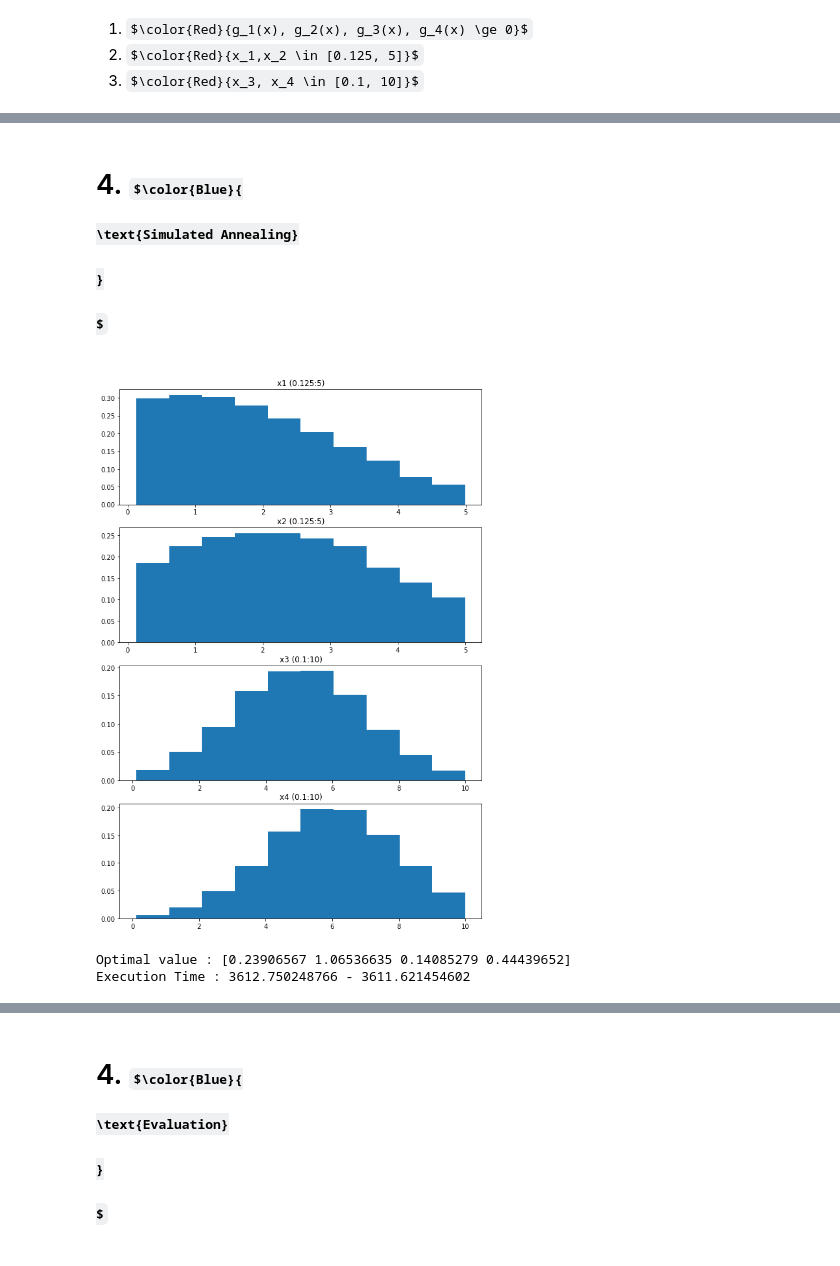
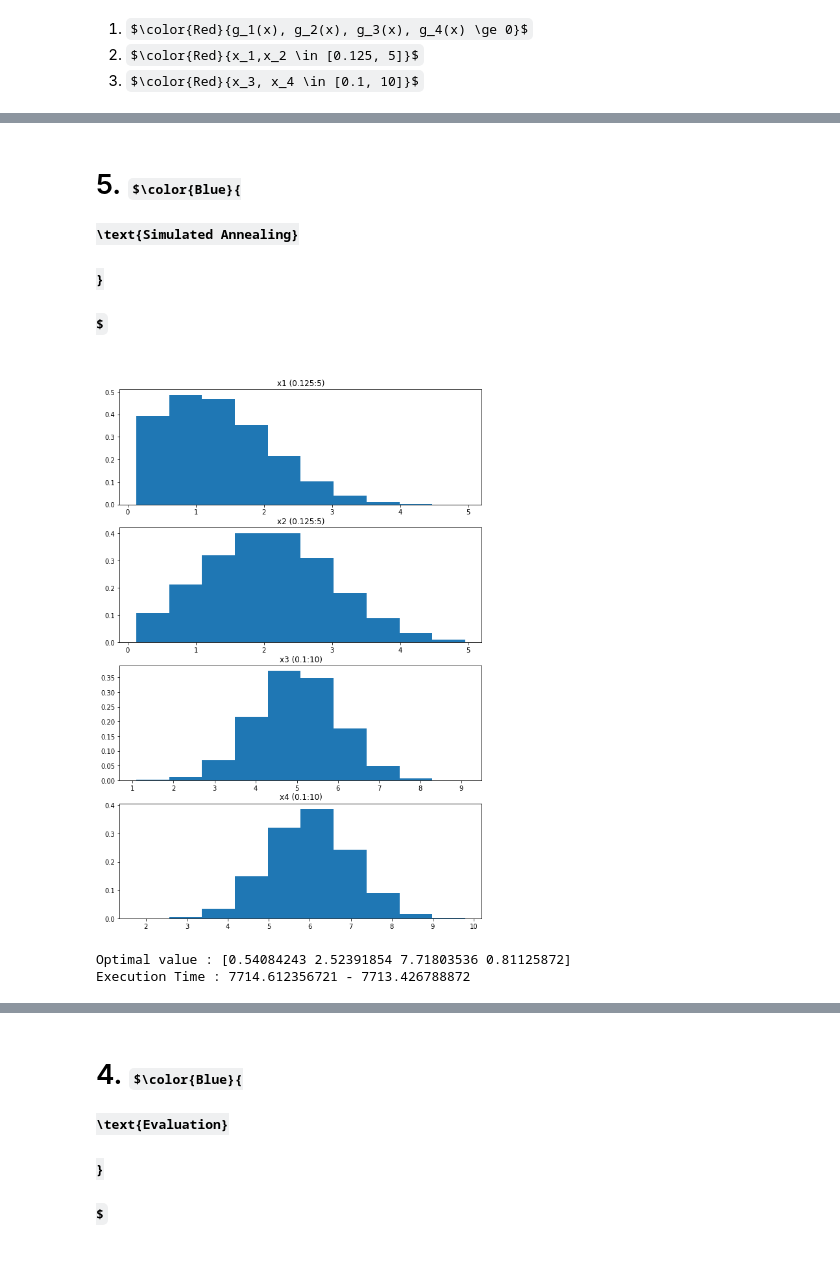
Before and after one commit to deshanchathusanka/optimisation, a Jupyter notebook: optimizer_development.ipynb, the cells around one changed output, grey strips where cells are left out. Drawn from its saved outputs; the diff is of its cells as text; code cells hidden in the pictures; some formulas as TeX source.

```diff
--- a/optimizer_development.ipynb
+++ b/optimizer_development.ipynb
@@ -153,7 +153,7 @@ Number of executions = 3
 }$
 # %%
 @count
-def sigma(x_np):
+def sigmaf(x_np):
   '''
   x_np = numpy array = [x1, x2, x3, x4]
   '''
@@ -165,12 +165,12 @@ def sigma(x_np):
 ########### unit testing #############
 print('\n########## Testing execution count ############\n')
 x_np = np.array([1, 2, 3, 4])
-sigma(x_np)
-sigma(x_np)
-sigma(x_np)
-print(f'Number of executions = {sigma.execution}')
+sigmaf(x_np)
+sigmaf(x_np)
+sigmaf(x_np)
+print(f'Number of executions = {sigmaf.execution}')
 
-assert round(sigma(x_np)) == 14000, 'functional issue'
+assert round(sigmaf(x_np)) == 14000, 'functional issue'
 # %% [output]
 ########## Testing execution count ############
 
@@ -363,5 +370,5 @@ plt.show()
 # %% [markdown]
-# 4. $\color{Blue}{
+# 5. $\color{Blue}{
   \text{Simulated Annealing}
 }
 $
@@ -380,46 +387,46 @@ def generate_truncate_rvs(lb, ub, mu, sigma, n_samples = 1):
 
   r_normalised = truncnorm.rvs(a, b, size = (n_samples, d))
   r_scaled = (r_normalised * sigma) + mu
   return r_scaled
 
 
 #################### unit testing #################
 lb, ub = np.array([0.125, 0.125, 0.1, 0.1]), np.array([5, 5, 10, 10])
 mu = np.array([1, 2, 5, 6])
-sigma = np.array([2, 2, 2, 2])
+sigma = np.array([1, 1, 1, 1])
 n_samples = 20000
 truncated_rvs = generate_truncate_rvs(lb, ub, mu, sigma, n_samples)
 
 plt.figure(figsize = (10, 15))
 ax = plt.subplot(4, 1, 1)
 ax.set_title('x1 (0.125:5)')
 ax.hist(truncated_rvs[:, 0], density = True)
 
 ax = plt.subplot(4, 1, 2)
 ax.set_title('x2 (0.125:5)')
 ax.hist(truncated_rvs[:, 1], density = True)
 
 ax = plt.subplot(4, 1, 3)
 ax.set_title('x3 (0.1:10)')
 ax.hist(truncated_rvs[:, 2], density = True)
 
 ax = plt.subplot(4, 1, 4)
 ax.set_title('x4 (0.1:10)')
 ax.hist(truncated_rvs[:, 3], density = True)
 plt.show()
 # %% [output]
-[figure, old version]
+[figure, new version]
 # %%
 def simulated_annealing(n_samples, lb, ub):
   '''
   no_samples : Number of samples
   Description : Implementation of simulated annealing
   '''
-  sigma = np.array([2, 2, 2, 2])
-  p_accepted = 0.9
+  sigma = np.array([5, 5, 5, 5])
 
   x_best = np.random.uniform(low = lb, high = ub)
-  y_best = f(x_best)
+  # y_best = f(x_best)
+  y_best = pi_static(x_best, 30, 2)
 
   x_c = x_best
   y_c = y_best
@@ -430,11 +437,11 @@ def simulated_annealing(n_samples, lb, ub):
     x_prime = generate_truncate_rvs(lb, ub, x_c, sigma)
     x_prime = np.transpose(x_prime[0])
     y_prime = f(x_prime)
+    y_prime = pi_static(x_prime, 30, 2)
     delta_y = y_prime - y_c
 
     p = min(np.exp(-delta_y/t_k), 1)
-    # if(p_accepted > p):
-    #   print(k)
+    p_accepted = np.random.uniform(0, 1, 1)
     if(delta_y <= 0) or (p_accepted < p): # exploitation and exploration
       x_c, y_c = x_prime, y_prime
 
@@ -454,8 +461,8 @@ end = time.perf_counter()
 print(f'Optimal value : {x_np_min}')
 print(f'Execution Time : {end} - {start}')
 # %% [output]
-Optimal value : [0.23906567 1.06536635 0.14085279 0.44439652]
-Execution Time : 3612.750248766 - 3611.621454602
+Optimal value : [0.54084243 2.52391854 7.71803536 0.81125872]
+Execution Time : 7714.612356721 - 7713.426788872
 # %%
 n_repeat = 21
 n_samples = 1000
```
Also changed, not shown: parts of 11 cells of this notebook.
